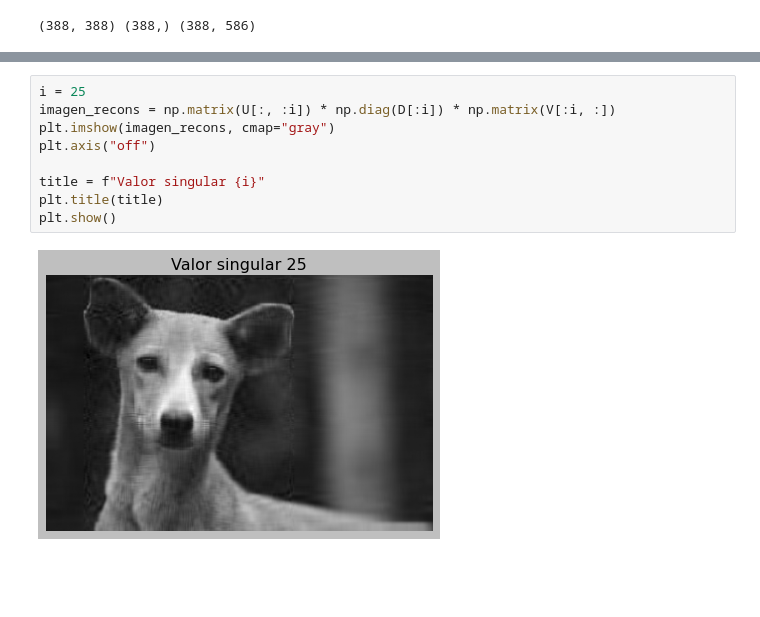
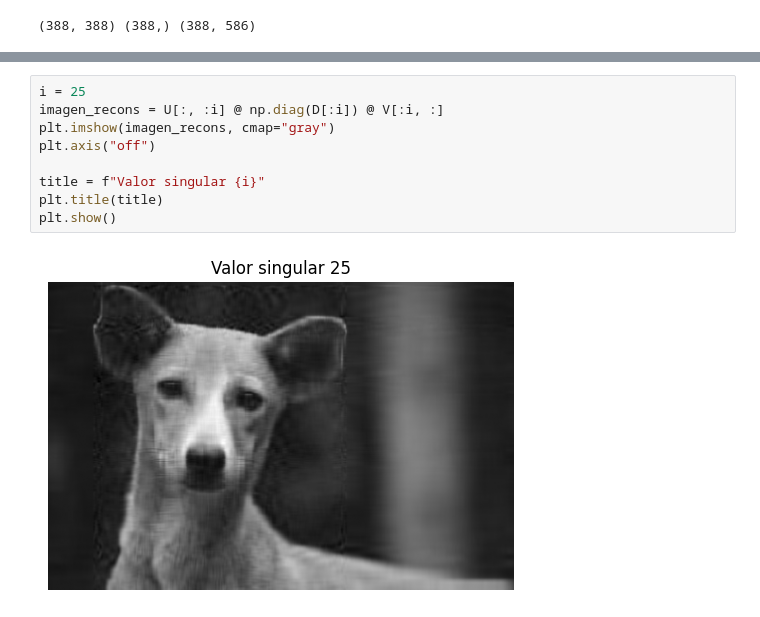
Before and after one commit to jonadiazm/algebra_lineal_aplicada, a Jupyter notebook: lesson_8.ipynb, the cells around one changed output, grey strips where cells are left out. Drawn from its saved outputs; the diff is of its cells as text; blank space fills up the shorter version.

Commit message:
feat: replace operand * and the use of np.matrix method by directly operand @ to improve readability

```diff
--- a/lesson_8.ipynb
+++ b/lesson_8.ipynb
@@ -38,11 +38,11 @@ plt.show()
 # %%
 i = 25
-imagen_recons = np.matrix(U[:, :i]) * np.diag(D[:i]) * np.matrix(V[:i, :])
+imagen_recons = U[:, :i] @ np.diag(D[:i]) @ V[:i, :]
 plt.imshow(imagen_recons, cmap="gray")
 plt.axis("off")
 
 title = f"Valor singular {i}"
 plt.title(title)
 plt.show()
 # %% [output]
-[figure, old version]
+[figure, new version]
```
Also changed, not shown: parts of 2 cells of this notebook.
